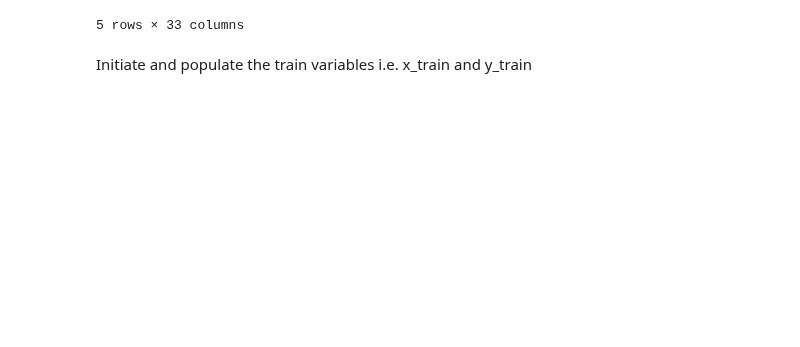
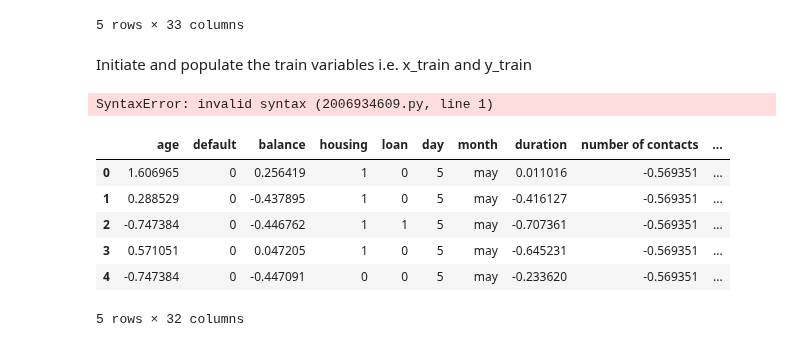
Before and after one commit to adityasngh/Bank-Marketing-Dataset, a Jupyter notebook: Banking Marketing Targets.ipynb, the cells around one changed output. Drawn from its saved outputs; the diff is of its cells as text; code cells hidden in the pictures; blank space fills up the shorter version.

Commit message:
Final commit before ML training
x_train and y_train built

```diff
--- a/Banking Marketing Targets.ipynb
+++ b/Banking Marketing Targets.ipynb
@@ -248,0 +251,52 @@ Initiate and populate the train variables i.e. x_train and y_train
+# %%
+columns_order = ['age',
+ 'default',
+ 'balance',
+ 'housing',
+ 'loan',
+ 'day',
+ 'month',
+ 'duration',
+ 'number of contacts',
+ '#days gap b/w contact',
+ 'previous # contacts',
+ 'job_blue-collar',
+ 'job_entrepreneur',
+ 'job_housemaid',
+ 'job_management',
+ 'job_retired',
+ 'job_self-employed',
+ 'job_services',
+ 'job_student',
+ 'job_technician',
+ 'job_unemployed',
+ 'job_unknown',
+ 'marital_married',
+ 'marital_single',
+ 'education_secondary',
+ 'education_tertiary',
+ 'education_unknown',
+ 'contact_telephone',
+ 'contact_unknown',
+ 'poutcome_other',
+ 'poutcome_success',
+ 'poutcome_unknown',
+'y']
+# %%
+df_standardized = df_standardized[columns_order]
+# %%
+df_standardized.iloc[[,0:32]]
+# %% [output]
+SyntaxError: invalid syntax (2006934609.py, line 1)
+# %%
+x_train = df_standardized.drop('y', axis=1)
+# %%
+x_train.head()
+# %% [output]
+|  | age | default | balance | housing | loan | day | month | duration | number of contacts | ... |
+| 0 | 1.606965 | 0 | 0.256419 | 1 | 0 | 5 | may | 0.011016 | -0.569351 | ... |
+| 1 | 0.288529 | 0 | -0.437895 | 1 | 0 | 5 | may | -0.416127 | -0.569351 | ... |
+| 2 | -0.747384 | 0 | -0.446762 | 1 | 1 | 5 | may | -0.707361 | -0.569351 | ... |
+| 3 | 0.571051 | 0 | 0.047205 | 1 | 0 | 5 | may | -0.645231 | -0.569351 | ... |
+| 4 | -0.747384 | 0 | -0.447091 | 0 | 0 | 5 | may | -0.233620 | -0.569351 | ... |
+5 rows × 32 columns
```
Also changed, not shown: parts of 5 cells of this notebook, 2 other files.
